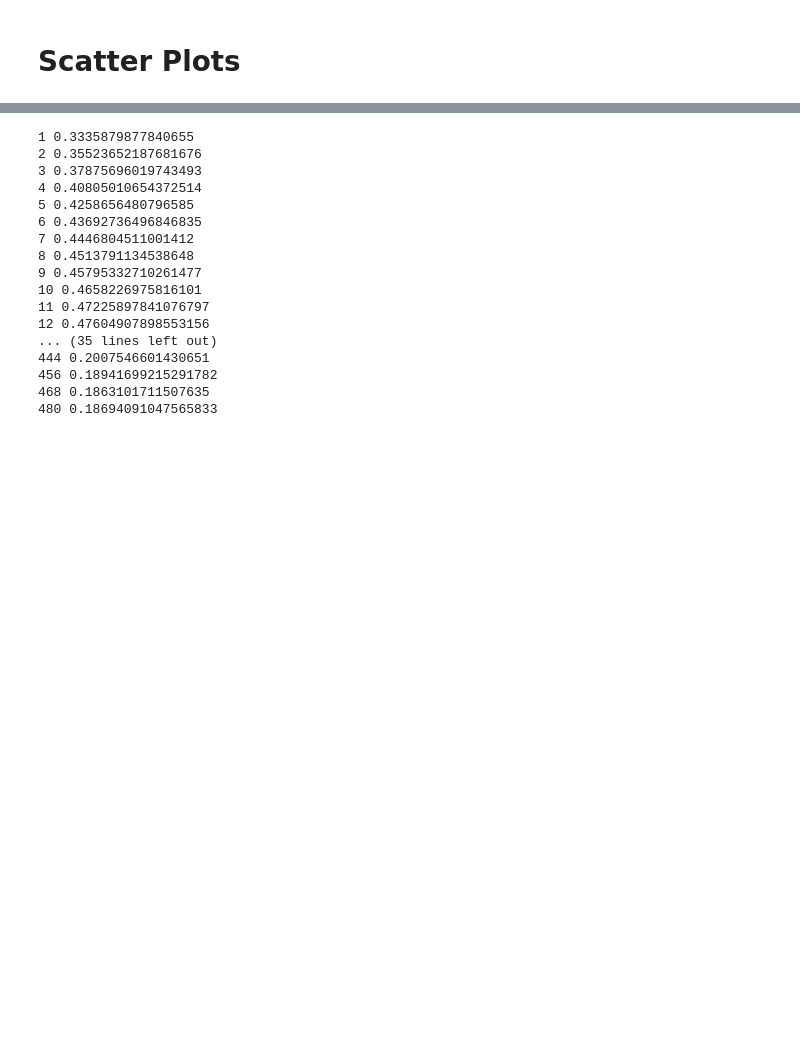
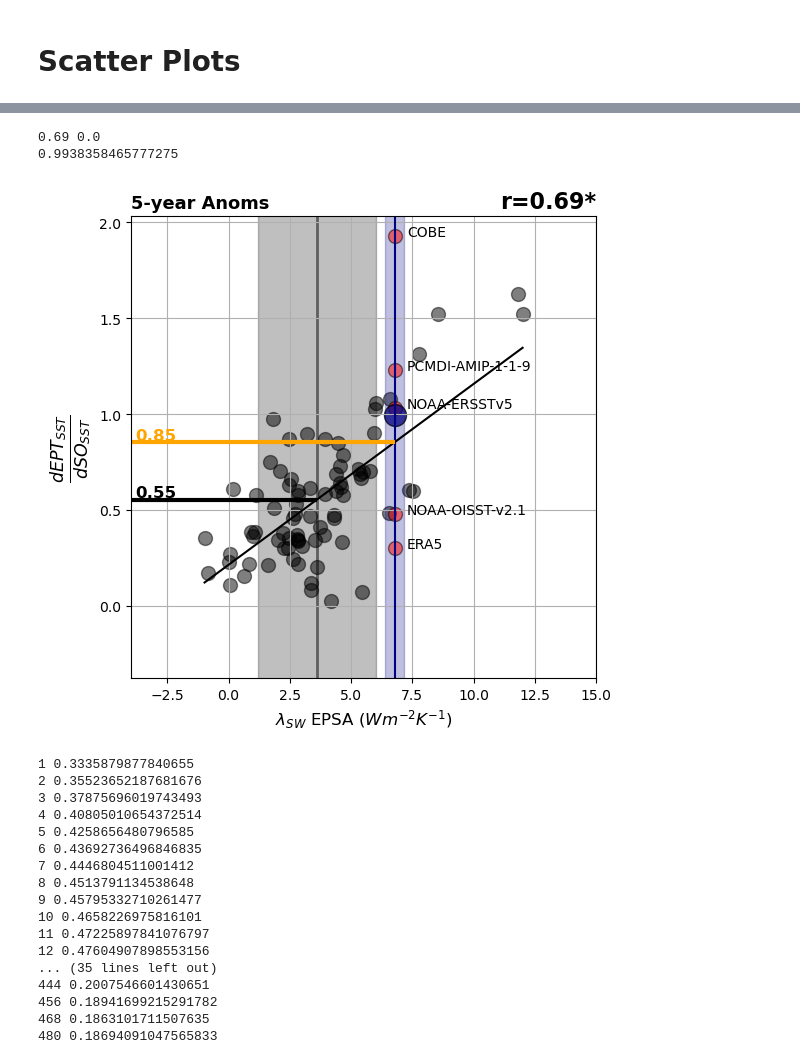
Before and after one commit to zacespinosa/SO-EP-teleconnection, a Jupyter notebook: SO-EPT-reg-corr.ipynb, the cells around one changed output, grey strips where cells are left out. Cells and saved outputs as stored; diff of their text form; code cells hidden in the pictures; blank space fills up the shorter version.

Commit message:
add obs to correlation and start point-wise analysis

```diff
--- a/SO-EPT-reg-corr.ipynb
+++ b/SO-EPT-reg-corr.ipynb
@@ -752,3 +795,32 @@ plt.savefig("line_swcf_vs_ept-so-coupling_5year.png", dpi=300, bbox_inches="tigh
+# %%
+obs_swcf = [7.00834229, 7.2915155, 6.78656787, 6.65187705, 6.13171316]
+rval, swcf_cmip_epsa = get_shared_models(rvalues_so_ept_coupling["reg"].sel(years=12*5), swcf_cmip_epsa)
+fig, ax = plt.subplots(1, 1, figsize=(6,6))
+create_panel_a(
+    ax,
+    swcf_cmip_epsa.values,
+    rval.values,
+    vline=obs_swcf
+)
+ax.grid()
+ax.set_xlabel(r"$\lambda_{SW}$ EPSA ($Wm^{-2}K^{-1}$)", fontsize=axis_fontsize)
+ax.set_ylabel(r"$\frac{d EPT_{SST}}{dSO_{SST}}$", fontsize=axis_fontsize*1.5)
+ax.set_title("5-year Anoms", loc="left", fontweight="bold", fontsize=title_fontsize/1.25)
+# Add one line per obs
+obs_mean = []
+for sst_product in SST_PRODUCTS:
+    obs_coupling = obs_sst_regression[sst_product].sel(years=12*5).reg.values
+    obs_mean.append(obs_coupling)
+    ax.scatter(np.mean(obs_swcf), obs_coupling, s=100, alpha=.5, edgecolor="black", color="red")
+    ax.text(s=sst_product, x=np.mean(obs_swcf) + .5, y=obs_coupling, color="black", fontsize=10) # Add text next to point with label
+
+ax.scatter(np.mean(obs_swcf), np.mean(obs_mean), s=250, alpha=.75, edgecolor="black", color="navy", label="Obs Mean")
+print(np.mean(obs_mean))
+plt.savefig("line_swcf_vs_ept-so-coupling_5year_wObs.png", dpi=300, bbox_inches="tight")
+# %% [output]
+0.69 0.0
+0.9938358465777275
+[figure, added]
 # %%
 for yr in rvalues_so_ept_coupling.years:
     rval, swcf_cmip_epsa = get_shared_models(rvalues_so_ept_coupling["reg"].sel(years=yr), swcf_cmip_epsa)
```
Also changed, not shown: parts of 10 cells of this notebook, 9 other files.
